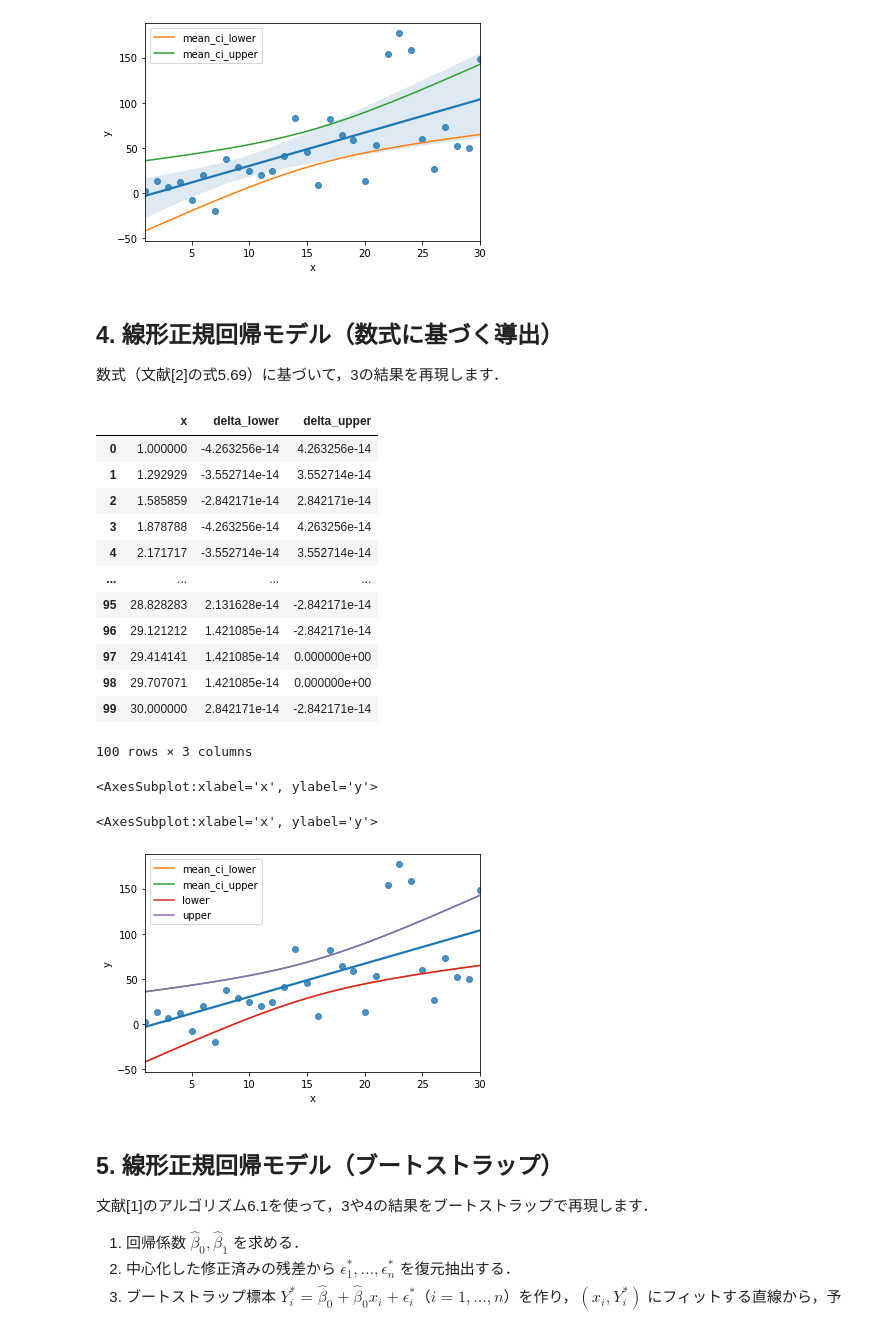
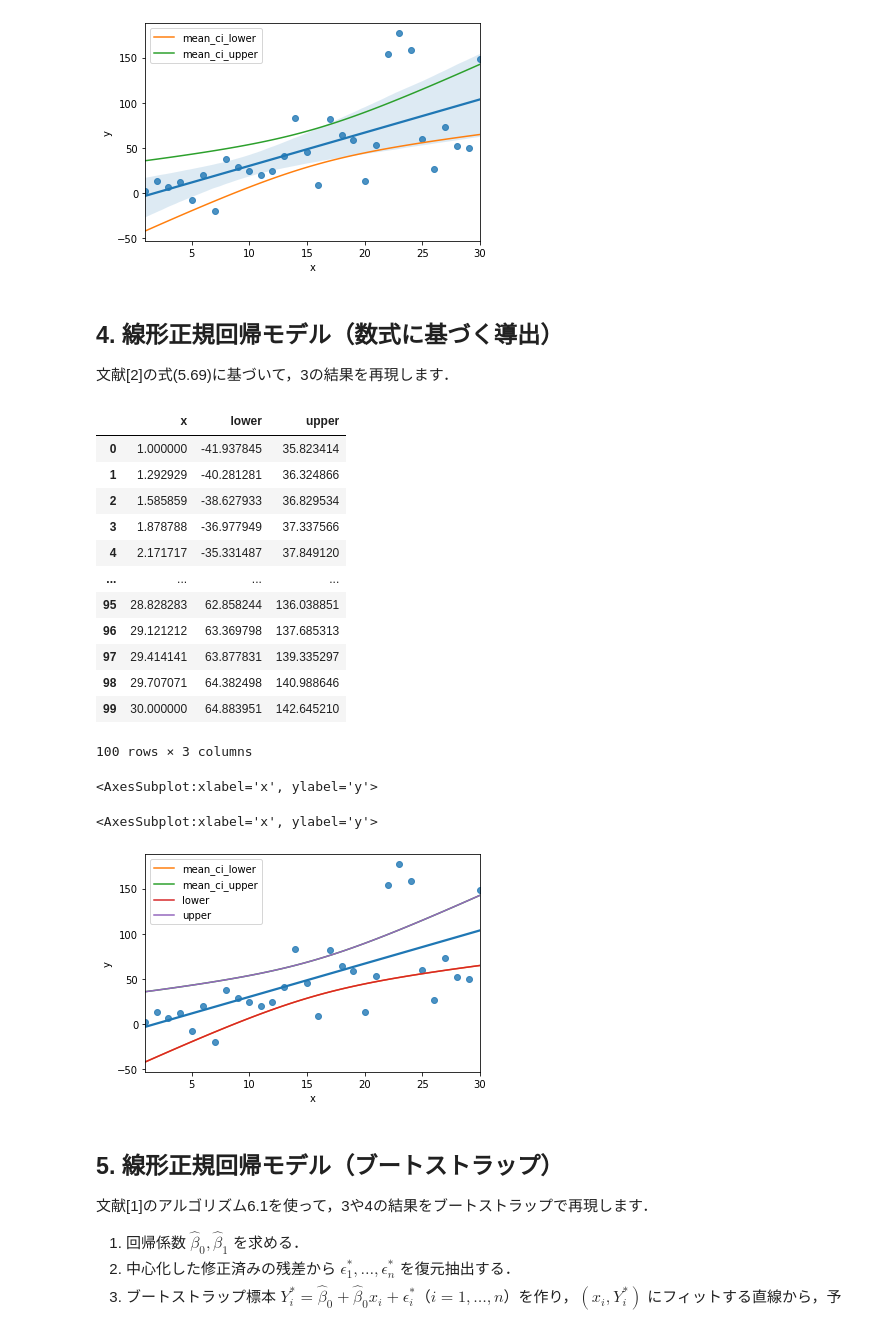
Before and after one commit to taroyabuki/fromzero, a Jupyter notebook: addendum/07.03.02/confidence_band_python.ipynb, the cells around one changed output. Cells and saved outputs as stored; diff of their text form; code cells hidden in the pictures.

```diff
--- a/addendum/07.03.02/confidence_band_python.ipynb
+++ b/addendum/07.03.02/confidence_band_python.ipynb
@@ -146,39 +143,37 @@ ci3.plot(x='x', ax=ax)
 # %% [markdown]
 ## 4. 線形正規回帰モデル（数式に基づく導出）
 
-数式（文献[2]の式5.69）に基づいて，3の結果を再現します．
+文献[2]の式(5.69)に基づいて，3の結果を再現します．
 # %%
 b = np.linalg.pinv(X) @ y
 yh = X @ b
 e = y - yh
 p = 2
 s = (e.T @ e / (n - p))**0.5
 
 f1 = X0 @ b
 f2 = (s * t.ppf((1 - alpha) / 2, n - p) *
       (X0 @ np.linalg.inv(X.T @ X) @ X0.T).diagonal()**0.5)
 
 ci4 = pd.DataFrame({'x': x0, 'lower': f1 + f2, 'upper': f1 - f2})
-pd.DataFrame({'x': x0,
-              'delta_lower': ci4.lower - ci3.mean_ci_lower,
-              'delta_upper': ci4.upper - ci3.mean_ci_upper})
+ci4
 
 ax = sns.regplot(x=x, y=y, ci=False)
 ci3.plot(x='x', ax=ax)
 ci4.plot(x='x', ax=ax)
 # %% [output]
-|  | x | delta_lower | delta_upper |
-| 0 | 1.000000 | -4.263256e-14 | 4.263256e-14 |
-| 1 | 1.292929 | -3.552714e-14 | 3.552714e-14 |
-| 2 | 1.585859 | -2.842171e-14 | 2.842171e-14 |
-| 3 | 1.878788 | -4.263256e-14 | 4.263256e-14 |
-| 4 | 2.171717 | -3.552714e-14 | 3.552714e-14 |
+|  | x | lower | upper |
+| 0 | 1.000000 | -41.937845 | 35.823414 |
+| 1 | 1.292929 | -40.281281 | 36.324866 |
+| 2 | 1.585859 | -38.627933 | 36.829534 |
+| 3 | 1.878788 | -36.977949 | 37.337566 |
+| 4 | 2.171717 | -35.331487 | 37.849120 |
 | ... | ... | ... | ... |
-| 95 | 28.828283 | 2.131628e-14 | -2.842171e-14 |
-| 96 | 29.121212 | 1.421085e-14 | -2.842171e-14 |
-| 97 | 29.414141 | 1.421085e-14 | 0.000000e+00 |
-| 98 | 29.707071 | 1.421085e-14 | 0.000000e+00 |
-| 99 | 30.000000 | 2.842171e-14 | -2.842171e-14 |
+| 95 | 28.828283 | 62.858244 | 136.038851 |
+| 96 | 29.121212 | 63.369798 | 137.685313 |
+| 97 | 29.414141 | 63.877831 | 139.335297 |
+| 98 | 29.707071 | 64.382498 | 140.988646 |
+| 99 | 30.000000 | 64.883951 | 142.645210 |
 100 rows × 3 columns
 <AxesSubplot:xlabel='x', ylabel='y'>
 <AxesSubplot:xlabel='x', ylabel='y'>
```
Also changed, not shown: parts of 7 cells of this notebook, 1 other file.
